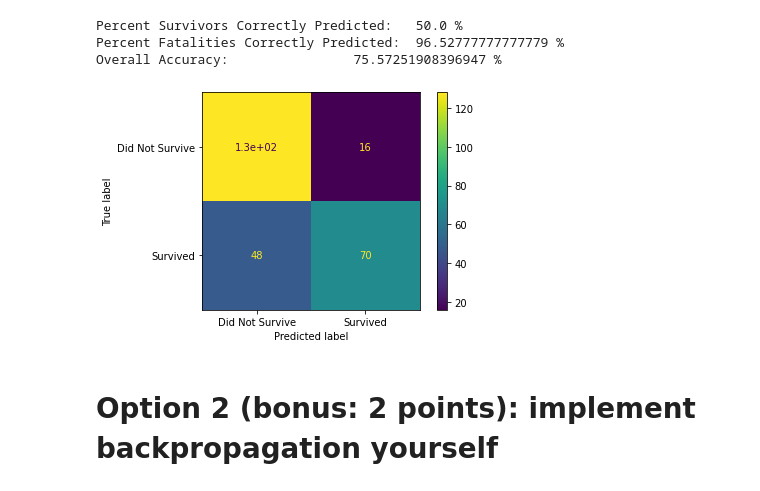
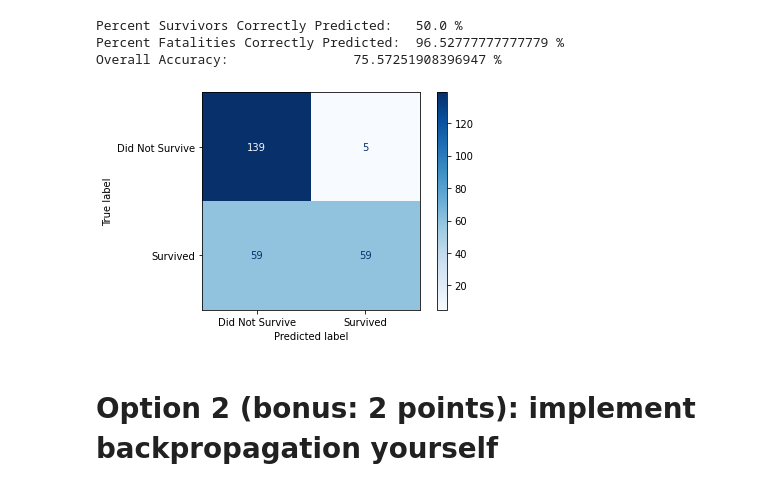
Before and after one commit to sahupra1357/CPE695AML, a Jupyter notebook: HW4/Pradeep_Sahu_HW4.ipynb, the cells around one changed output. Saved outputs shown, nothing was run; the diff lists cells and outputs as text; code cells hidden in the pictures.

```diff
--- a/HW4/Pradeep_Sahu_HW4.ipynb
+++ b/HW4/Pradeep_Sahu_HW4.ipynb
@@ -125,8 +125,8 @@ y_pred = classifier.predict(X_test)
 #Importing Confusion Matrix
 from sklearn.metrics import confusion_matrix
 #Comparing the predictions against the actual observations in y_test
-cm = confusion_matrix(y_test, y_pred)
-print(cm)
+cm_clf = confusion_matrix(y_test, y_pred)
+print(cm_clf)
 # %% [output]
 [[139   5]
  [ 59  59]]
@@ -152,11 +150,11 @@ Percent Survivors Correctly Predicted:   50.0 %
 Percent Fatalities Correctly Predicted:  96.52777777777779 %
 Overall Accuracy:                75.57251908396947 %
 # %%
-disp = ConfusionMatrixDisplay(confusion_matrix=cm,display_labels=['Did Not Survive', 'Survived'])
-disp.plot()
+disp = ConfusionMatrixDisplay(confusion_matrix=cm_clf,display_labels=['Did Not Survive', 'Survived'])
+disp.plot(cmap="Blues", values_format='')
 plt.show()
 # %% [output]
-[figure, old version]
+[figure, new version]
 # %% [markdown]
 # **Option 2** (bonus: 2 points): implement backpropagation yourself
 # %%
```
Also changed, not shown: parts of 5 cells of this notebook.
